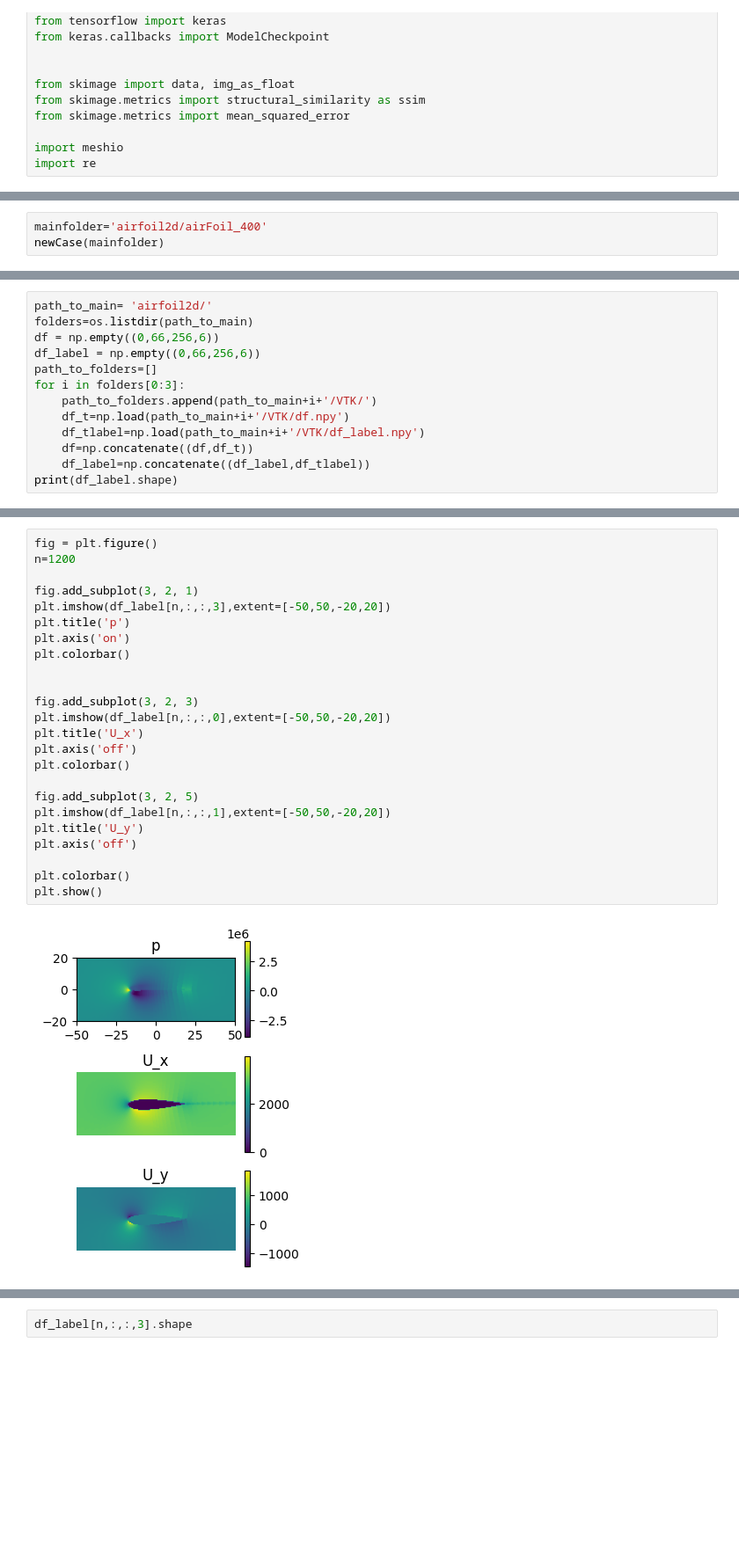
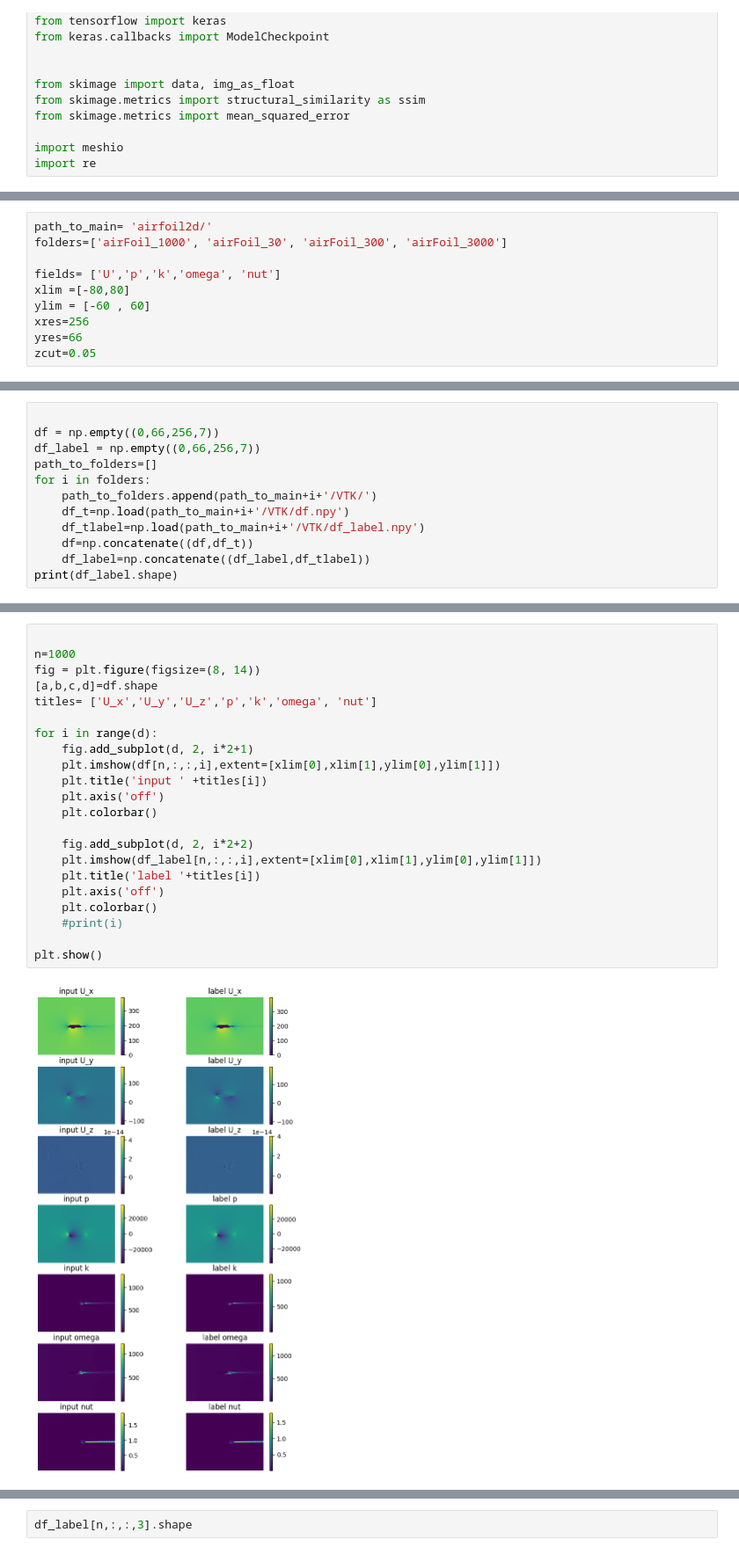
Before and after one commit to hmschlesi/CFDnet_plus, a Jupyter notebook: CFDnet+_no_preprocessing.ipynb, the cells around one changed output, grey strips where cells are left out. Shown at 88% size. Drawn from its saved outputs; the diff is of its cells as text; blank space fills up the shorter version.

```diff
--- a/CFDnet+_no_preprocessing.ipynb
+++ b/CFDnet+_no_preprocessing.ipynb
@@ -32,3 +32,10 @@ from CFDnet_plus import newCase
 # %%
-mainfolder='airfoil2d/airFoil_400'
-newCase(mainfolder)
+path_to_main= 'airfoil2d/'
+folders=['airFoil_1000', 'airFoil_30', 'airFoil_300', 'airFoil_3000']
+
+fields= ['U','p','k','omega', 'nut']
+xlim =[-80,80]
+ylim = [-60 , 60]
+xres=256
+yres=66
+zcut=0.05
@@ -38,10 +66,9 @@ airfoil2d/airFoil_400_pred succesfully created
 # %%
-path_to_main= 'airfoil2d/'
-folders=os.listdir(path_to_main)
-df = np.empty((0,66,256,6))
-df_label = np.empty((0,66,256,6))
+
+df = np.empty((0,66,256,7))
+df_label = np.empty((0,66,256,7))
 path_to_folders=[]
-for i in folders[0:3]:
+for i in folders:
     path_to_folders.append(path_to_main+i+'/VTK/')
     df_t=np.load(path_to_main+i+'/VTK/df.npy')
     df_tlabel=np.load(path_to_main+i+'/VTK/df_label.npy')
@@ -53,26 +80,24 @@ print(df_label.shape)
 # %%
-fig = plt.figure()
-n=1200
 
-fig.add_subplot(3, 2, 1)
-plt.imshow(df_label[n,:,:,3],extent=[-50,50,-20,20])
-plt.title('p')
-plt.axis('on')
-plt.colorbar()
+n=1000
+fig = plt.figure(figsize=(8, 14))
+[a,b,c,d]=df.shape
+titles= ['U_x','U_y','U_z','p','k','omega', 'nut']
 
+for i in range(d):
+    fig.add_subplot(d, 2, i*2+1)
+    plt.imshow(df[n,:,:,i],extent=[xlim[0],xlim[1],ylim[0],ylim[1]])
+    plt.title('input ' +titles[i])
+    plt.axis('off')
+    plt.colorbar()
 
-fig.add_subplot(3, 2, 3)
-plt.imshow(df_label[n,:,:,0],extent=[-50,50,-20,20])
-plt.title('U_x')
-plt.axis('off')
-plt.colorbar()
+    fig.add_subplot(d, 2, i*2+2)
+    plt.imshow(df_label[n,:,:,i],extent=[xlim[0],xlim[1],ylim[0],ylim[1]])
+    plt.title('label '+titles[i])
+    plt.axis('off')
+    plt.colorbar()
+    #print(i)
 
-fig.add_subplot(3, 2, 5)
-plt.imshow(df_label[n,:,:,1],extent=[-50,50,-20,20])
-plt.title('U_y')
-plt.axis('off')
-
-plt.colorbar()
 plt.show()
 # %% [output]
-[figure, old version]
+[figure, new version]
```
Also changed, not shown: parts of 25 cells of this notebook, 32 other files.
